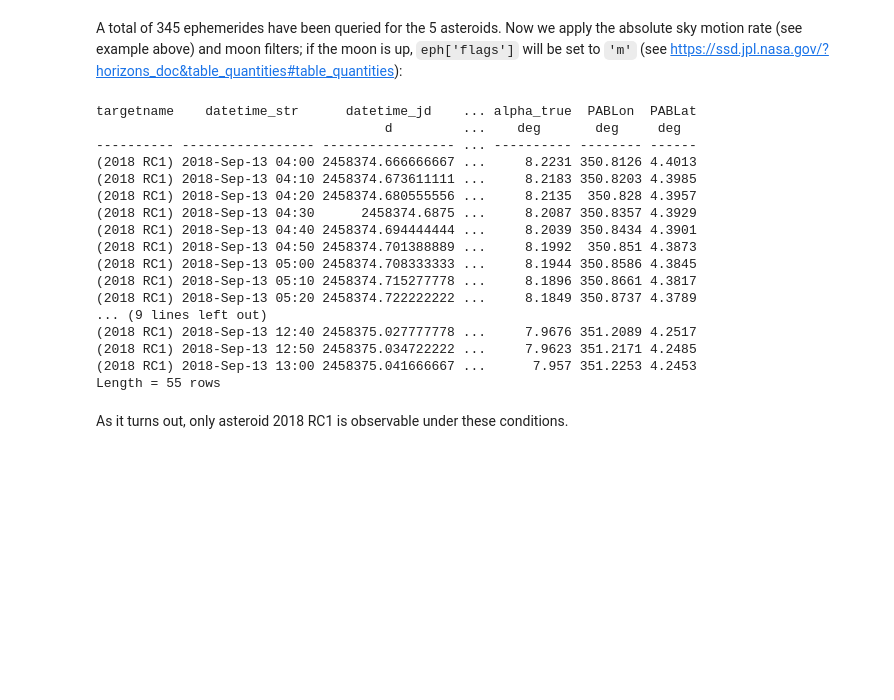
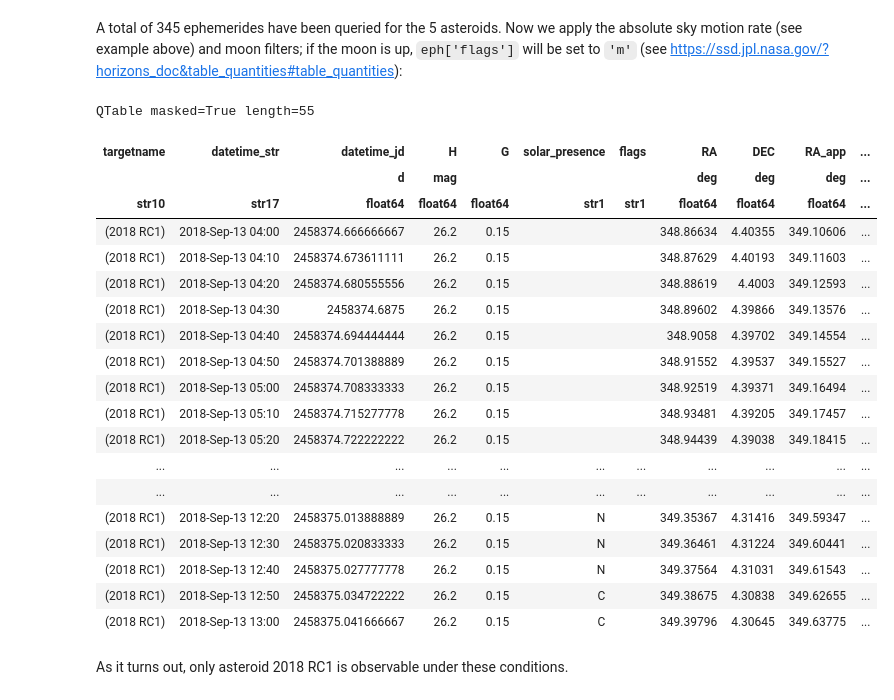
Before and after one commit to NASA-Planetary-Science/sbpy-tutorial, a Jupyter notebook: notebooks/data/General_concepts.ipynb, the cells around one changed output. Drawn from its saved outputs; the diff is of its cells as text; code cells hidden in the pictures; blank space fills up the shorter version.

```diff
--- a/notebooks/data/General_concepts.ipynb
+++ b/notebooks/data/General_concepts.ipynb
@@ -99,25 +101,28 @@ A total of 345 ephemerides have been queried for the 5 asteroids. Now we apply t
 # %%
 eph = eph[np.sqrt(eph['RA_rate']**2 + eph['DEC_rate']**2).to('arcsec/second') < 0.1*u.arcsec/u.second]
 eph = eph[eph['flags'] != 'm']
 
-print(eph)
+eph
 # %% [output]
-targetname    datetime_str      datetime_jd    ... alpha_true  PABLon  PABLat
-                                     d         ...    deg       deg     deg
----------- ----------------- ----------------- ... ---------- -------- ------
-(2018 RC1) 2018-Sep-13 04:00 2458374.666666667 ...     8.2231 350.8126 4.4013
-(2018 RC1) 2018-Sep-13 04:10 2458374.673611111 ...     8.2183 350.8203 4.3985
-(2018 RC1) 2018-Sep-13 04:20 2458374.680555556 ...     8.2135  350.828 4.3957
-(2018 RC1) 2018-Sep-13 04:30      2458374.6875 ...     8.2087 350.8357 4.3929
-(2018 RC1) 2018-Sep-13 04:40 2458374.694444444 ...     8.2039 350.8434 4.3901
-(2018 RC1) 2018-Sep-13 04:50 2458374.701388889 ...     8.1992  350.851 4.3873
-(2018 RC1) 2018-Sep-13 05:00 2458374.708333333 ...     8.1944 350.8586 4.3845
-(2018 RC1) 2018-Sep-13 05:10 2458374.715277778 ...     8.1896 350.8661 4.3817
-(2018 RC1) 2018-Sep-13 05:20 2458374.722222222 ...     8.1849 350.8737 4.3789
-... (9 lines left out)
-(2018 RC1) 2018-Sep-13 12:40 2458375.027777778 ...     7.9676 351.2089 4.2517
-(2018 RC1) 2018-Sep-13 12:50 2458375.034722222 ...     7.9623 351.2171 4.2485
-(2018 RC1) 2018-Sep-13 13:00 2458375.041666667 ...      7.957 351.2253 4.2453
-Length = 55 rows
+QTable masked=True length=55
+| targetname | datetime_str | datetime_jd | H | G | solar_presence | flags | RA | DEC | RA_app | ... |
+|  |  | d | mag |  |  |  | deg | deg | deg | ... |
+| str10 | str17 | float64 | float64 | float64 | str1 | str1 | float64 | float64 | float64 | ... |
+| (2018 RC1) | 2018-Sep-13 04:00 | 2458374.666666667 | 26.2 | 0.15 |  |  | 348.86634 | 4.40355 | 349.10606 | ... |
+| (2018 RC1) | 2018-Sep-13 04:10 | 2458374.673611111 | 26.2 | 0.15 |  |  | 348.87629 | 4.40193 | 349.11603 | ... |
+| (2018 RC1) | 2018-Sep-13 04:20 | 2458374.680555556 | 26.2 | 0.15 |  |  | 348.88619 | 4.4003 | 349.12593 | ... |
+| (2018 RC1) | 2018-Sep-13 04:30 | 2458374.6875 | 26.2 | 0.15 |  |  | 348.89602 | 4.39866 | 349.13576 | ... |
+| (2018 RC1) | 2018-Sep-13 04:40 | 2458374.694444444 | 26.2 | 0.15 |  |  | 348.9058 | 4.39702 | 349.14554 | ... |
+| (2018 RC1) | 2018-Sep-13 04:50 | 2458374.701388889 | 26.2 | 0.15 |  |  | 348.91552 | 4.39537 | 349.15527 | ... |
+| (2018 RC1) | 2018-Sep-13 05:00 | 2458374.708333333 | 26.2 | 0.15 |  |  | 348.92519 | 4.39371 | 349.16494 | ... |
+| (2018 RC1) | 2018-Sep-13 05:10 | 2458374.715277778 | 26.2 | 0.15 |  |  | 348.93481 | 4.39205 | 349.17457 | ... |
+| (2018 RC1) | 2018-Sep-13 05:20 | 2458374.722222222 | 26.2 | 0.15 |  |  | 348.94439 | 4.39038 | 349.18415 | ... |
+| ... | ... | ... | ... | ... | ... | ... | ... | ... | ... | ... |
+| ... | ... | ... | ... | ... | ... | ... | ... | ... | ... | ... |
+| (2018 RC1) | 2018-Sep-13 12:20 | 2458375.013888889 | 26.2 | 0.15 | N |  | 349.35367 | 4.31416 | 349.59347 | ... |
+| (2018 RC1) | 2018-Sep-13 12:30 | 2458375.020833333 | 26.2 | 0.15 | N |  | 349.36461 | 4.31224 | 349.60441 | ... |
+| (2018 RC1) | 2018-Sep-13 12:40 | 2458375.027777778 | 26.2 | 0.15 | N |  | 349.37564 | 4.31031 | 349.61543 | ... |
+| (2018 RC1) | 2018-Sep-13 12:50 | 2458375.034722222 | 26.2 | 0.15 | C |  | 349.38675 | 4.30838 | 349.62655 | ... |
+| (2018 RC1) | 2018-Sep-13 13:00 | 2458375.041666667 | 26.2 | 0.15 | C |  | 349.39796 | 4.30645 | 349.63775 | ... |
 # %% [markdown]
 As it turns out, only asteroid 2018 RC1 is observable under these conditions.
```
Also changed, not shown: parts of 3 cells of this notebook, 7 other files.
